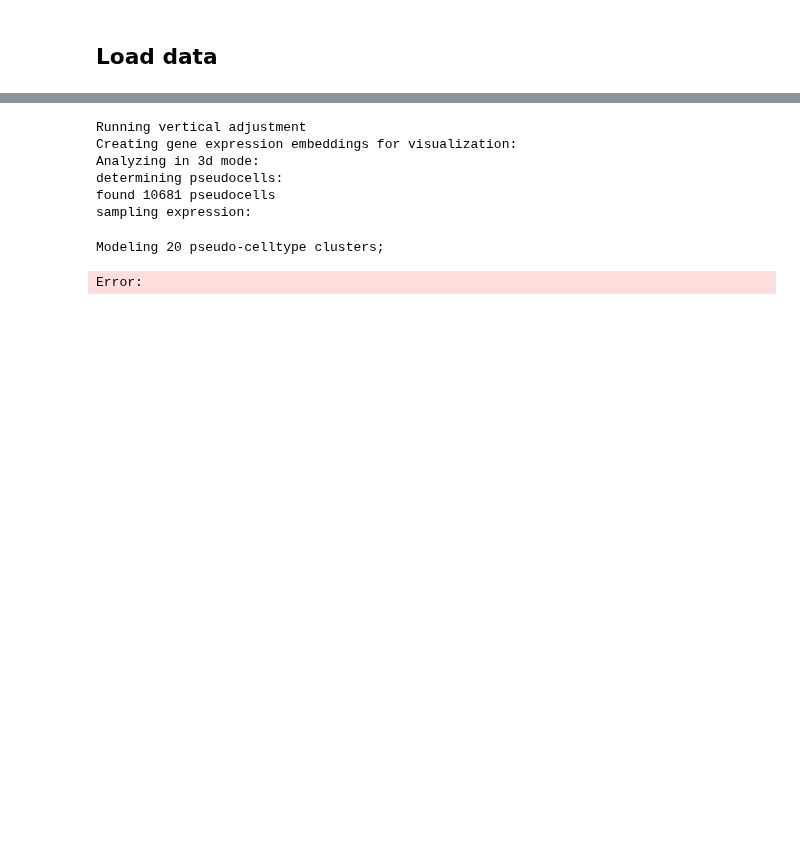
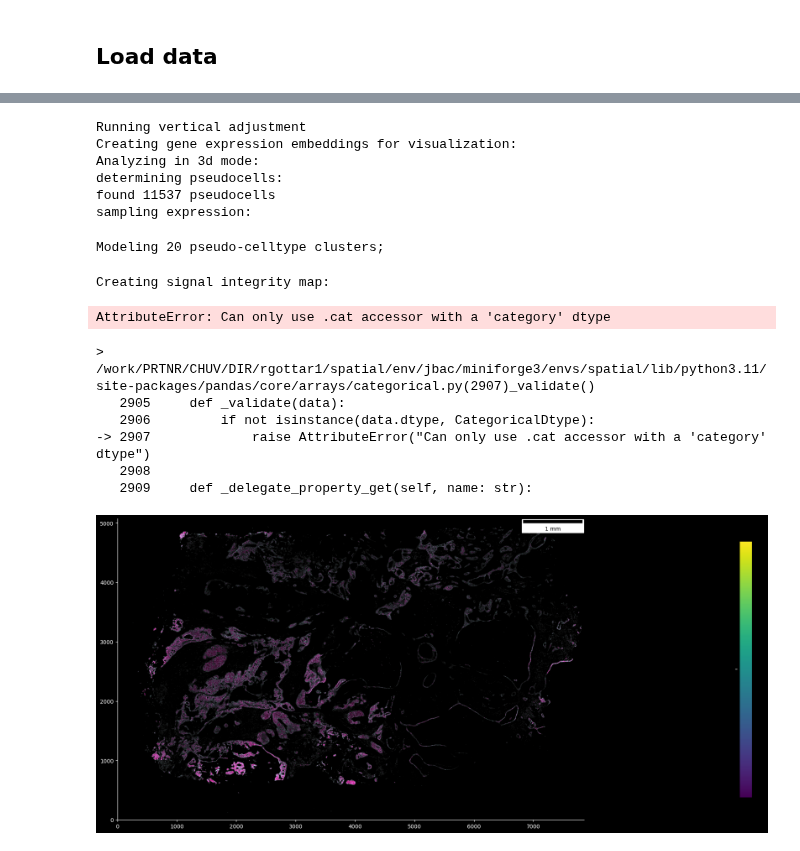
Before and after one commit to bdsc-tds/Bilous2025, a Jupyter notebook: workflow/notebooks/xenium/1-xenium_decontamination.ipynb, the cells around one changed output, grey strips where cells are left out. Cells and saved outputs as stored; diff of their text form; code cells hidden in the pictures; blank space fills up the shorter version.

```diff
--- a/workflow/notebooks/xenium/1-xenium_decontamination.ipynb
+++ b/workflow/notebooks/xenium/1-xenium_decontamination.ipynb
@@ -58,6 +76,5 @@ Error processing Can't pickle local object '_get_points.<locals>.<lambda>'
 # %%
-
-path = Path('/work/PRTNR/CHUV/DIR/rgottar1/spatial/env/xenium_paper/data/xenium/processed/segmentation/10x_mm_15um/NSCLC/5k/0PSV/0PSV/normalised_results/outs/transcripts.parquet')
+path = Path('/work/PRTNR/CHUV/DIR/rgottar1/spatial/env/xenium_paper/data/xenium/processed/segmentation/10x_0um/breast/breast/1256/1256/normalised_results/outs/transcripts.parquet')
 coordinate_df = pd.read_parquet(path).query("is_gene & (qv >= 20)") \
     .rename(
         columns={
@@ -111,32 +128,40 @@ ovrlpy.plot_region_of_interest(
     signal_strength,
     window_size=window_size,
 )
 
 
 # visualizer.save(result_folder / "Xenium-text-visualizer.vis")
 
 # vis = ovrlpy.load_visualizer(result_folder / "Xenium-text-visualizer.vis")
 
 plt.figure(figsize=(20, 5))
 
 ax = plt.subplot(111, projection="3d")
 
 for i in range(-2, 3):
     subset = coordinate_df[(coordinate_df.z - coordinate_df.z_delim).between(i, i + 1)]
 
     ax.scatter(
         subset.x[::100],
         subset.y[::100],
         np.zeros(1 + (len(subset) // 100)) + i,
         s=1,
         alpha=0.1,
     )
 # %% [output]
 Running vertical adjustment
 Creating gene expression embeddings for visualization:
 Analyzing in 3d mode:
 determining pseudocells:
-found 10681 pseudocells
+found 11537 pseudocells
 sampling expression:
 Modeling 20 pseudo-celltype clusters;
-Error:
+Creating signal integrity map:
+AttributeError: Can only use .cat accessor with a 'category' dtype
+> /work/PRTNR/CHUV/DIR/rgottar1/spatial/env/jbac/miniforge3/envs/spatial/lib/python3.11/site-packages/pandas/core/arrays/categorical.py(2907)_validate()
+   2905     def _validate(data):
+   2906         if not isinstance(data.dtype, CategoricalDtype):
+-> 2907             raise AttributeError("Can only use .cat accessor with a 'category' dtype")
+   2908
+   2909     def _delegate_property_get(self, name: str):
+[figure, added]
```
Also changed, not shown: parts of 2 cells of this notebook, 6 other files.
